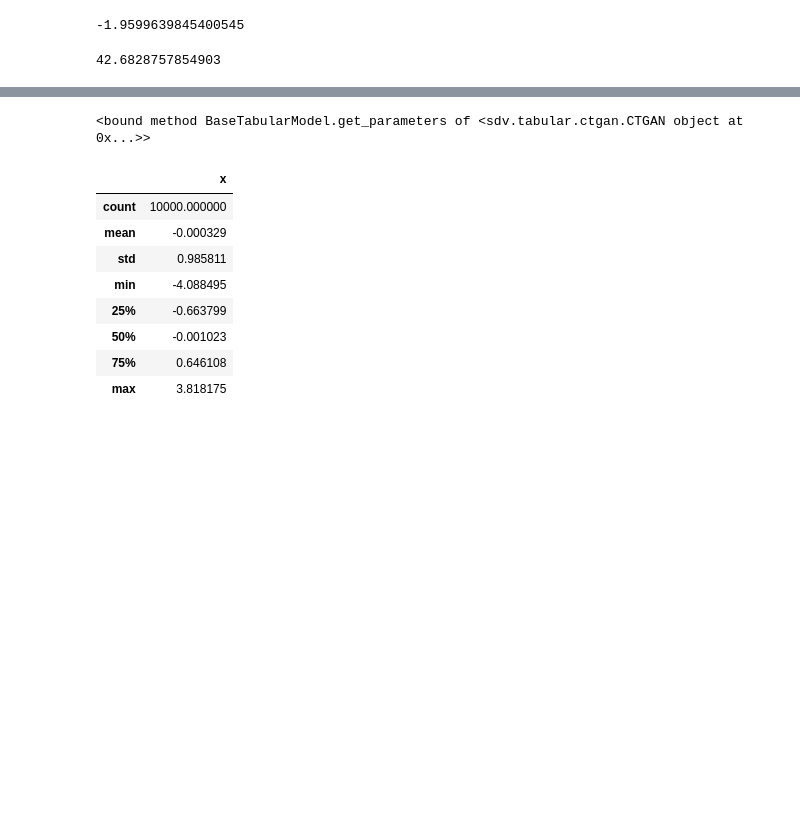
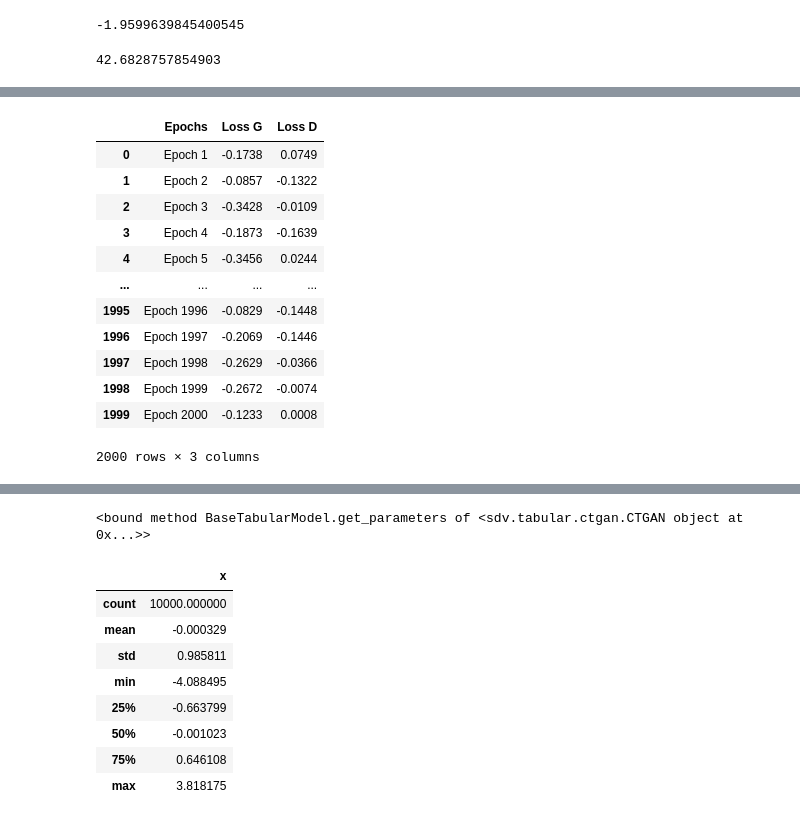
Before and after one commit to bettytan123/Sample-Size-Calculation, a Jupyter notebook: Continuous_Mean.ipynb, the cells around one changed output, grey strips where cells are left out. Cells and saved outputs as stored; diff of their text form; code cells hidden in the pictures; blank space fills up the shorter version.

```diff
--- a/Continuous_Mean.ipynb
+++ b/Continuous_Mean.ipynb
@@ -548,0 +219,27 @@ plt.show()
+# %%
+from io import StringIO
+import pandas as pd
+
+TESTDATA = StringIO(str(output))
+
+df = pd.read_csv(TESTDATA, sep=",", names=['Epochs', 'Loss G', 'Loss D'])
+
+# I think a regex would be better here
+df['Loss G'] = df['Loss G'].apply(lambda x: float(x.split(':')[1]))
+df['Loss D'] = df['Loss D'].apply(lambda x: float(x.split(':')[1]))
+
+df
+# %% [output]
+|  | Epochs | Loss G | Loss D |
+| 0 | Epoch 1 | -0.1738 | 0.0749 |
+| 1 | Epoch 2 | -0.0857 | -0.1322 |
+| 2 | Epoch 3 | -0.3428 | -0.0109 |
+| 3 | Epoch 4 | -0.1873 | -0.1639 |
+| 4 | Epoch 5 | -0.3456 | 0.0244 |
+| ... | ... | ... | ... |
+| 1995 | Epoch 1996 | -0.0829 | -0.1448 |
+| 1996 | Epoch 1997 | -0.2069 | -0.1446 |
+| 1997 | Epoch 1998 | -0.2629 | -0.0366 |
+| 1998 | Epoch 1999 | -0.2672 | -0.0074 |
+| 1999 | Epoch 2000 | -0.1233 | 0.0008 |
+2000 rows × 3 columns
```
Also changed, not shown: parts of 8 cells of this notebook.
